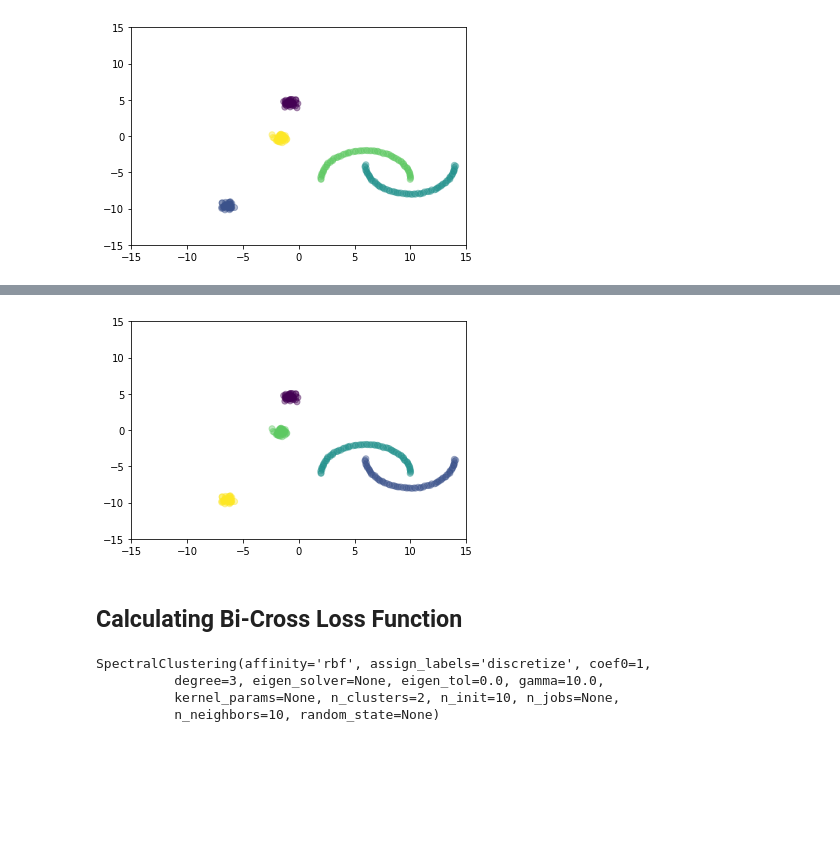
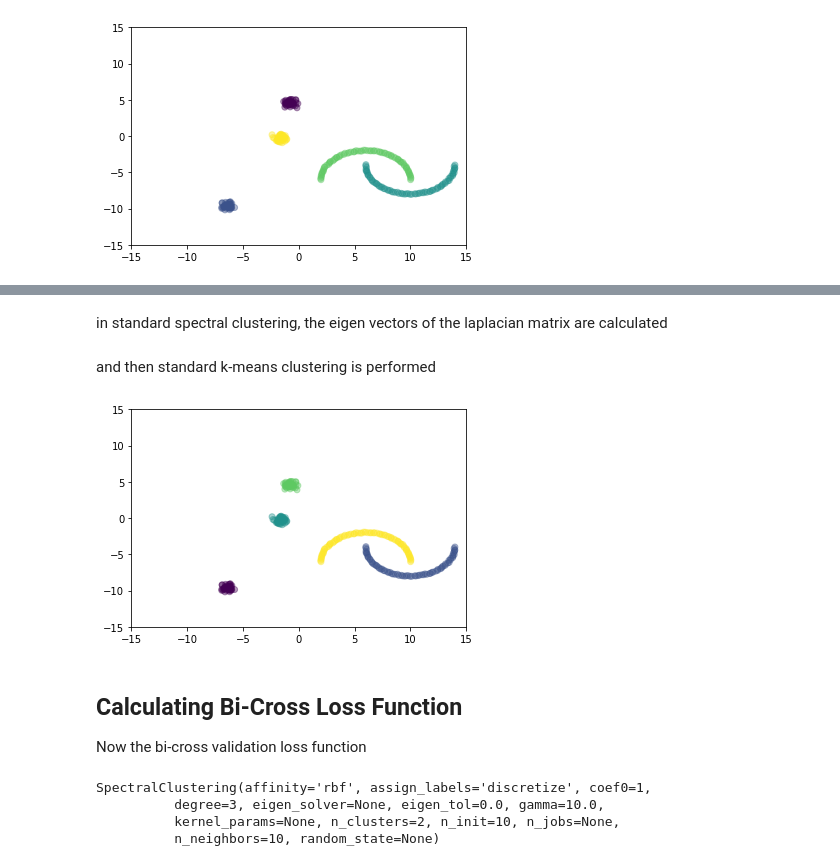
Before and after one commit to sioan/bcv_spectral_clustering, a Jupyter notebook: spectral_clustering.ipynb, the cells around one changed output, grey strips where cells are left out. Saved outputs shown, nothing was run; the diff lists cells and outputs as text; code cells hidden in the pictures; blank space fills up the shorter version.

```diff
--- a/spectral_clustering.ipynb
+++ b/spectral_clustering.ipynb
@@ -101,6 +119,8 @@ laplacian,my_embedding = lib.spectral_cluster_support.get_laplacian(spectral.aff
                                 drop_first=False,
                                 eigen_solver = spectral.eigen_solver,
                                 random_state = spectral.random_state)
+# %% [markdown]
+in standard spectral clustering, the eigen vectors of the laplacian matrix are calculated
 # %%
 eig_vals, eig_vecs = np.linalg.eig(laplacian)
 eig_vals, eig_vecs = np.real(eig_vals), np.real(eig_vecs)
@@ -109,12 +127,19 @@ kmeans = KMeans(n_clusters=5).fit(eig_vecs[:,np.argsort(np.abs(eig_vals))][:,:5]
+# %% [markdown]
+and then standard k-means clustering is performed
 # %%
+n_clusters=5
+kmeans = KMeans(n_clusters=5).fit(eig_vecs[:,np.argsort(np.abs(eig_vals))][:,:n_clusters])
+
 plt.scatter(X[:,0],X[:,1],c=kmeans.labels_,alpha = 0.4)
 plt.xlim(-15,15)
 plt.ylim(-15,15)
 plt.show()
 # %% [output]
-[figure, old version]
+[figure, new version]
 # %% [markdown]
 ## Calculating Bi-Cross Loss Function
+
+Now the bi-cross validation loss function
 # %%
 spectral = cluster.SpectralClustering(n_clusters=2,                     #intentionally incorrect clusters
                                       assign_labels="discretize",
```
Also changed, not shown: parts of 12 cells of this notebook.
